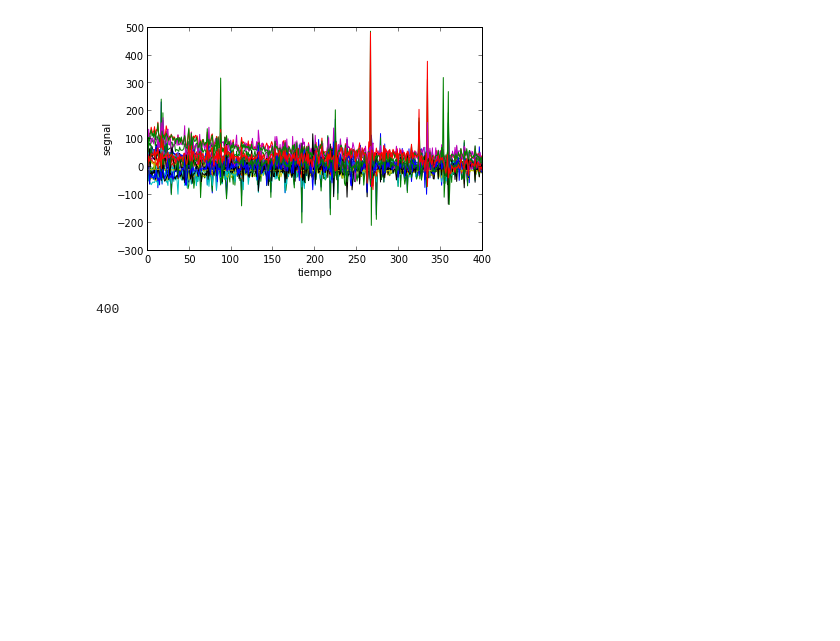
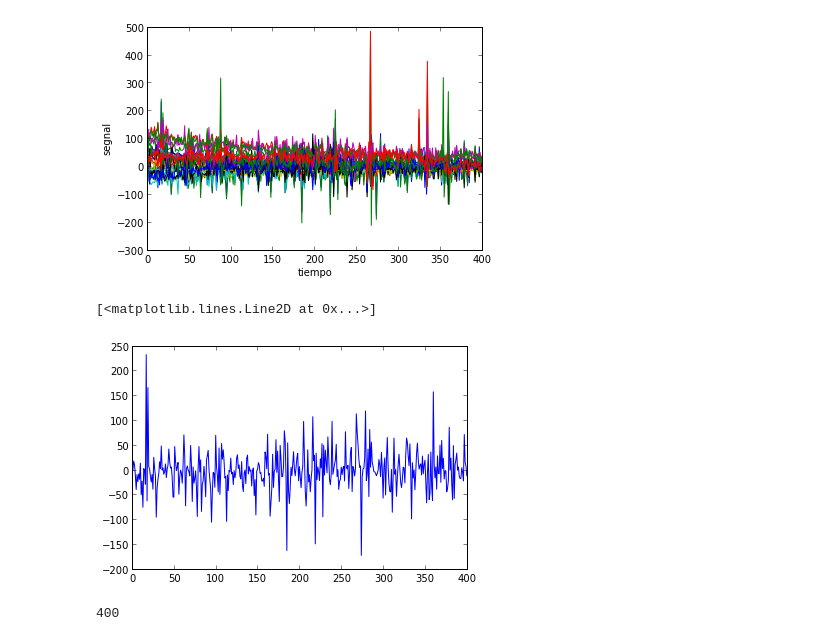
Before and after one commit to daniel-lozano/tarea5, a Jupyter notebook: tarea5-1.ipynb, the cells around one changed output. Saved outputs shown, nothing was run; the diff lists cells and outputs as text; code cells hidden in the pictures; blank space fills up the shorter version.

```diff
--- a/tarea5-1.ipynb
+++ b/tarea5-1.ipynb
@@ -55,9 +55,13 @@ ylabel("segnal")
 # %%
 def transformada(s,i):
         nombre="fft_"+str(i)
         fre="freq_"+str(i)
         nombre=fft(s)/med
         fre=fftfreq(med, dt)
+plot(archivo[:,0])
+# %% [output]
+[<matplotlib.lines.Line2D at 0x...>]
+[figure, added]
 # %%
 """
 matrices utilizadas para el calculo de fft, valores absolutos, etc
```
Also changed, not shown: parts of 8 cells of this notebook.
